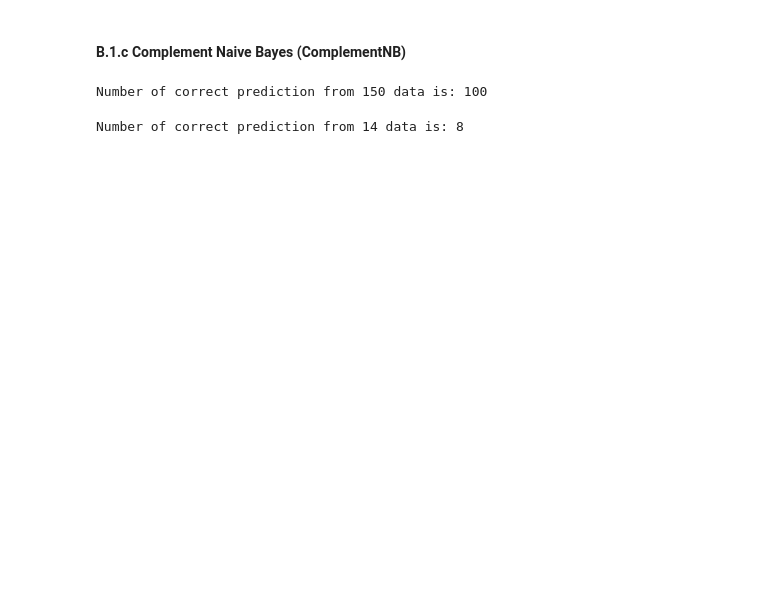
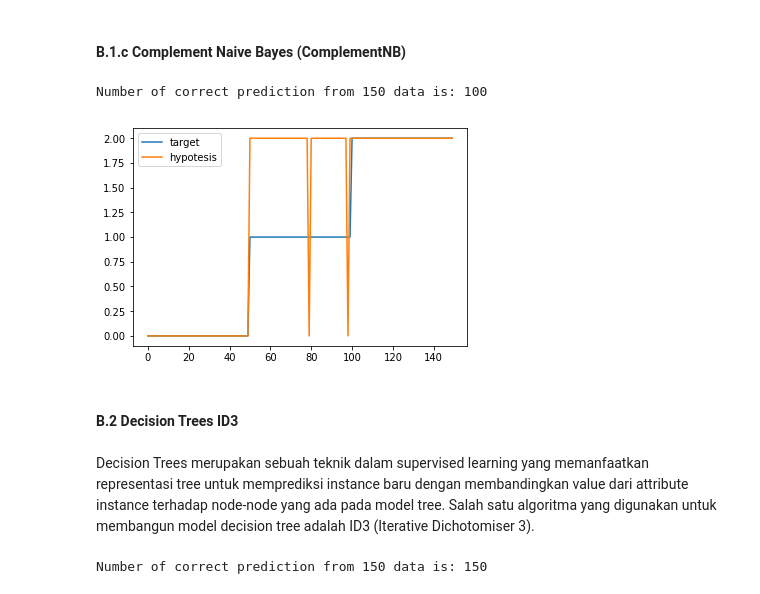
Before and after one commit to dionsaputra/Scikit-Exploration, a Jupyter notebook: Scikit Exploration.ipynb, the cells around one changed output. Saved outputs shown, nothing was run; the diff lists cells and outputs as text; code cells hidden in the pictures; blank space fills up the shorter version.

Commit message:
add decision tree

```diff
--- a/Scikit Exploration.ipynb
+++ b/Scikit Exploration.ipynb
@@ -217,17 +202,18 @@ print("Number of correct prediction from %d data is: %d"
 # %% [output]
 Number of correct prediction from 150 data is: 100
-# %%
-# complement naive bayes model for tennis data
-
-# extract feature-label and mapping label value to integer
-feature = tennis_df.drop('play',1,inplace=False)
-label = tennis_df['play']
-
-cnb_tennis_model = ComplementNB().fit(feature,label)
-y_predict = cnb_tennis_model.predict(feature)
-
-# show correct prediction
-print("Number of correct prediction from %d data is: %d"
-      %(feature.shape[0], (label == y_predict).sum()))
-# %% [output]
-Number of correct prediction from 14 data is: 8
+# %%
+show_model_visualization(iris.target,y_predict)
+# %% [output]
+[figure, added]
+# %% [markdown]
+#### B.2 Decision Trees ID3
+# %% [markdown]
+Decision Trees merupakan sebuah teknik dalam supervised learning yang memanfaatkan representasi tree untuk memprediksi instance baru dengan membandingkan value dari attribute instance terhadap node-node yang ada pada model tree. Salah satu algoritma yang digunakan untuk membangun model decision tree adalah ID3 (Iterative Dichotomiser 3).
+# %%
+# decision trees id3 model for iris data
+dt_id3_iris_model = tree.DecisionTreeClassifier(criterion="entropy").fit(iris.data,iris.target)
+y_predict = dt_id3_iris_model.predict(iris.data)
+
+show_prediction_percentage(iris.data,iris.target,y_predict)
+# %% [output]
+Number of correct prediction from 150 data is: 150
```
Also changed, not shown: parts of 15 cells of this notebook, 2 other files.
